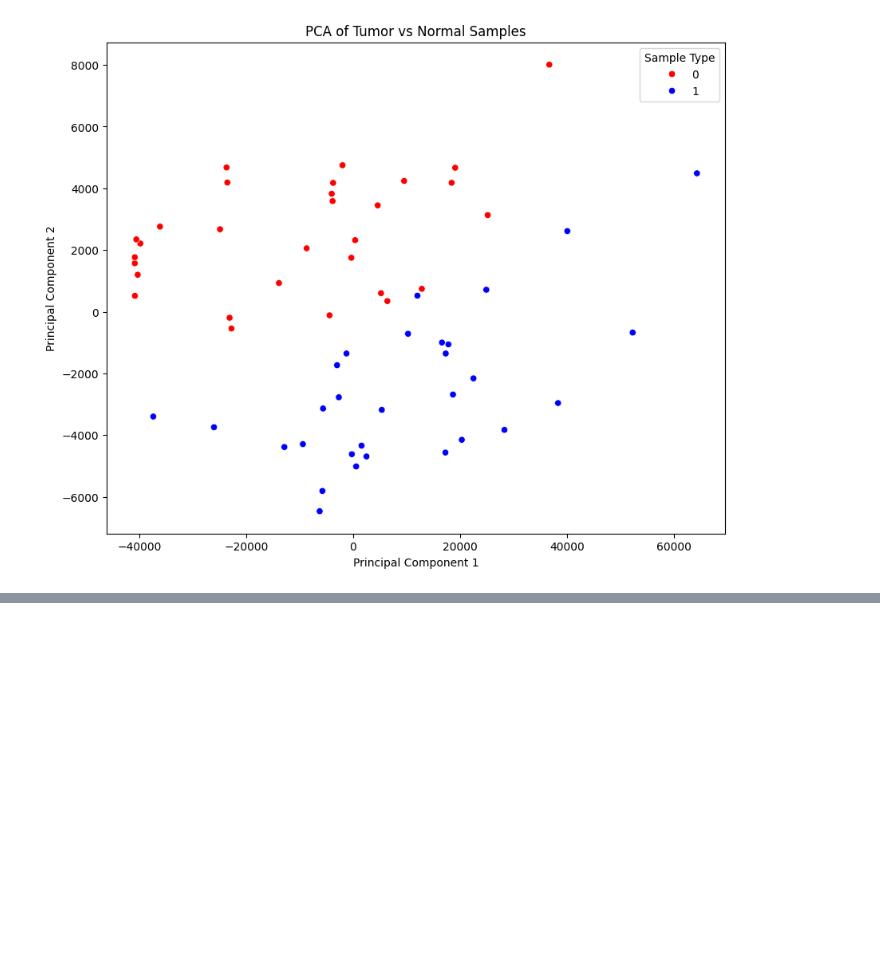
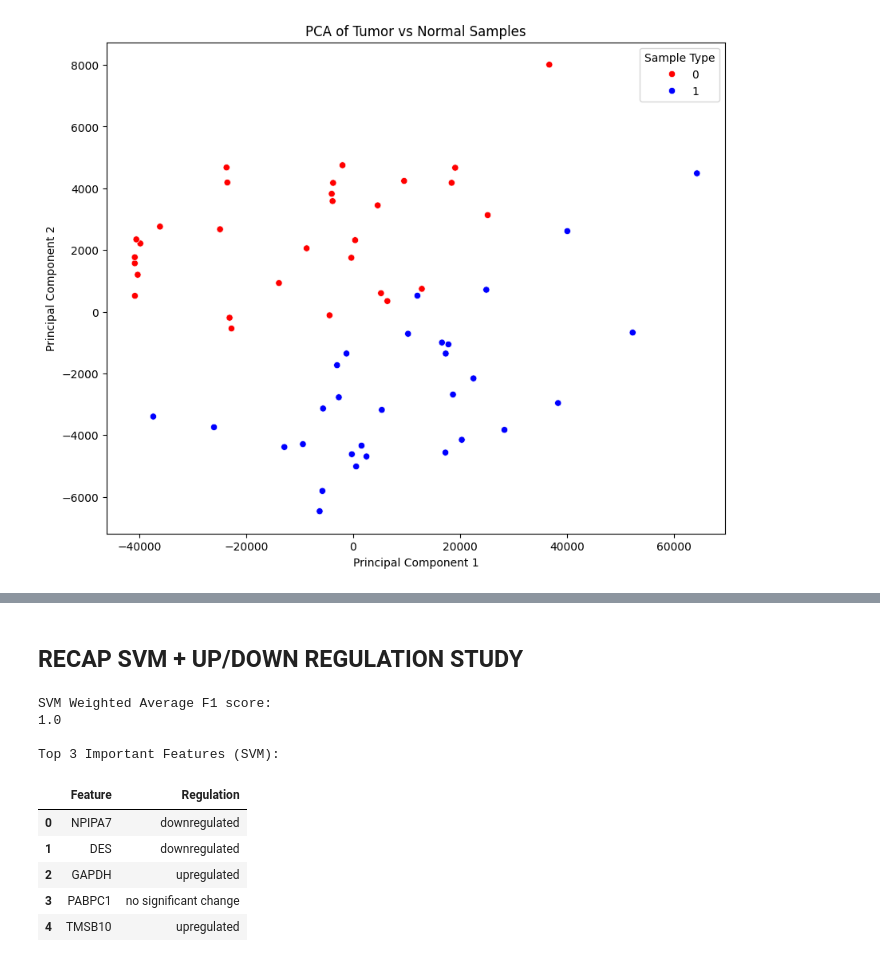
Before and after one commit to giordanoscerra/breast-cancer-classification, a Jupyter notebook: main.ipynb, the cells around one changed output, grey strips where cells are left out. Saved outputs shown, nothing was run; the diff lists cells and outputs as text; code cells hidden in the pictures; blank space fills up the shorter version.

```diff
--- a/main.ipynb
+++ b/main.ipynb
@@ -231,0 +341,18 @@ weighted avg       1.00      1.00      1.00        18
+# %% [markdown]
+## RECAP SVM + UP/DOWN REGULATION STUDY
+# %%
+print("\nSVM Weighted Average F1 score:")
+print(svm_f1_score)
+print("\nTop 3 Important Features (SVM):")
+svm_results.head()
+# %% [output]
+SVM Weighted Average F1 score:
+1.0
+
+Top 3 Important Features (SVM):
+|  | Feature | Regulation |
+| 0 | NPIPA7 | downregulated |
+| 1 | DES | downregulated |
+| 2 | GAPDH | upregulated |
+| 3 | PABPC1 | no significant change |
+| 4 | TMSB10 | upregulated |
```
Also changed, not shown: parts of 15 cells of this notebook, 1 other file.
